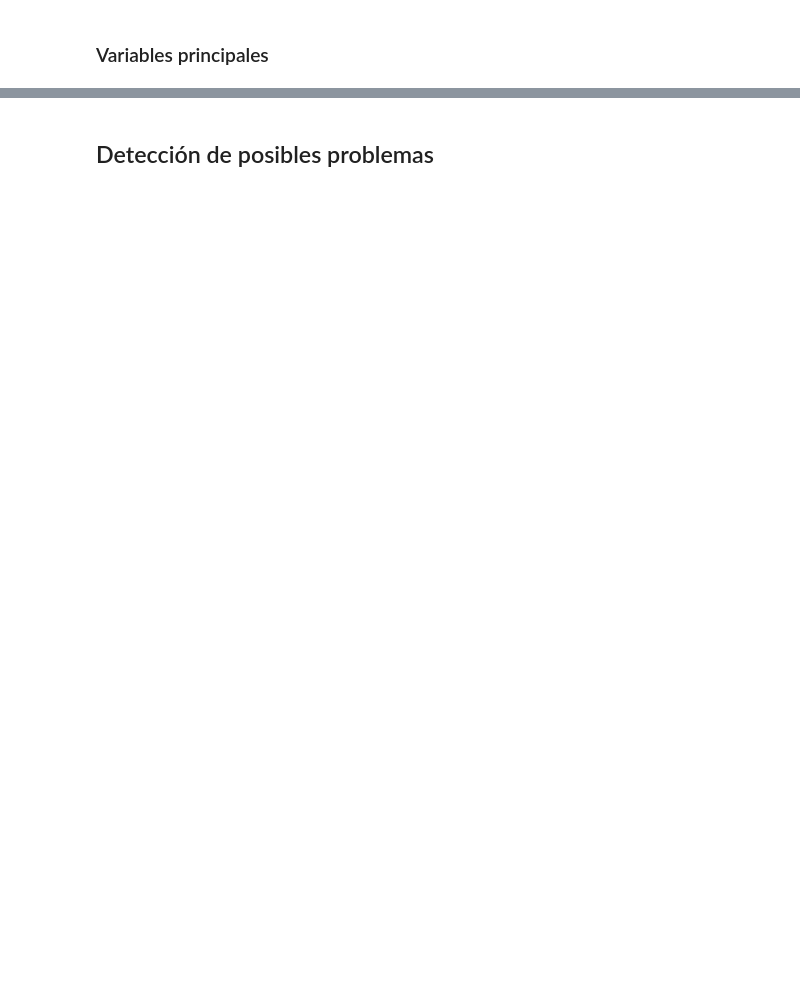
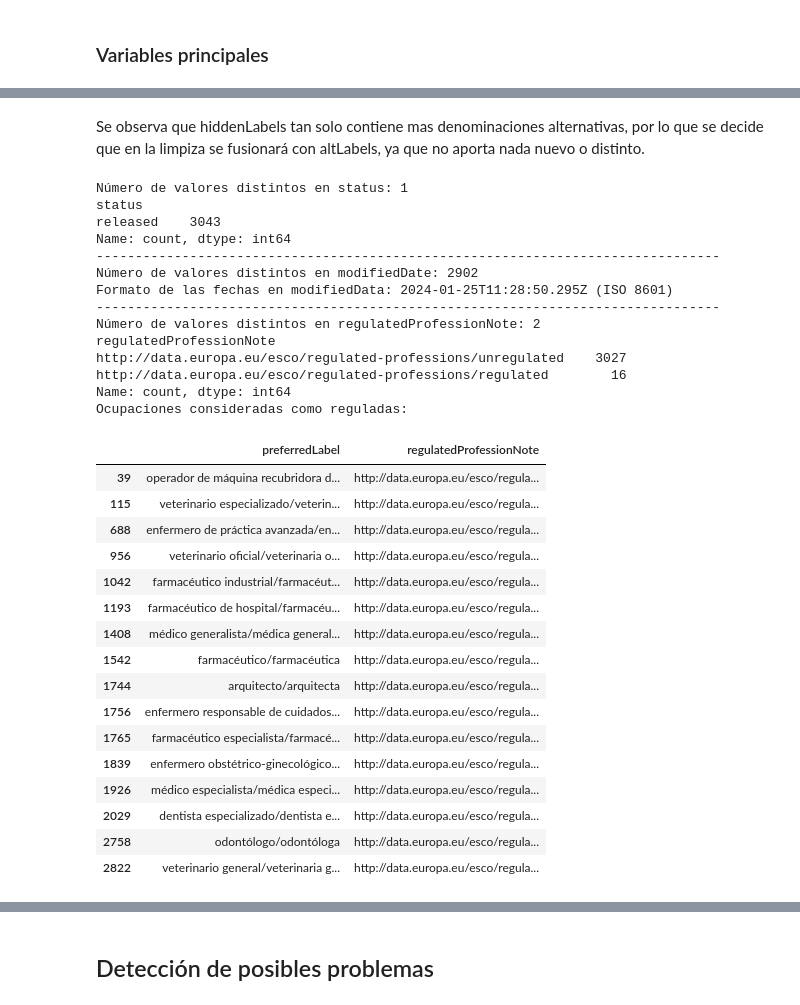
Before and after one commit to AlejandroAloVic/Proyecto-Grupal-Evolve, a Jupyter notebook: notebooks/01_eda_esco.ipynb, the cells around one changed output, grey strips where cells are left out. Saved outputs shown, nothing was run; the diff lists cells and outputs as text; code cells hidden in the pictures; blank space fills up the shorter version.

Commit message:
Desarrollo del EDA de ESCO

```diff
--- a/notebooks/01_eda_esco.ipynb
+++ b/notebooks/01_eda_esco.ipynb
@@ -119,0 +197,53 @@ memory usage: 5.8 MB
+# %% [markdown]
+Se observa que hiddenLabels tan solo contiene mas denominaciones alternativas, por lo que se decide que en la limpiza se fusionará con altLabels, ya que no aporta nada nuevo o distinto.
+# %%
+print(f"Número de valores distintos en status: {occupations["status"].nunique()}")
+print(occupations["status"].value_counts())
+print("-" * 80)
+
+print(f"Número de valores distintos en modifiedDate: {occupations["modifiedDate"].nunique()}")
+print(f"Formato de las fechas en modifiedData: {occupations["modifiedDate"].iloc[0]} (ISO 8601)")
+print("-" * 80)
+
+print(f"Número de valores distintos en regulatedProfessionNote: {occupations["regulatedProfessionNote"].nunique()}")
+print(occupations["regulatedProfessionNote"].value_counts())
+
+print("Ocupaciones consideradas como reguladas:")
+display(
+    occupations.loc[
+        occupations["regulatedProfessionNote"].str.endswith("/regulated"),
+        ["preferredLabel", "regulatedProfessionNote"]
+    ]
+)
+# %% [output]
+Número de valores distintos en status: 1
+status
+released    3043
+Name: count, dtype: int64
+--------------------------------------------------------------------------------
+Número de valores distintos en modifiedDate: 2902
+Formato de las fechas en modifiedData: 2024-01-25T11:28:50.295Z (ISO 8601)
+--------------------------------------------------------------------------------
+Número de valores distintos en regulatedProfessionNote: 2
+regulatedProfessionNote
+http://data.europa.eu/esco/regulated-professions/unregulated    3027
+http://data.europa.eu/esco/regulated-professions/regulated        16
+Name: count, dtype: int64
+Ocupaciones consideradas como reguladas:
+|  | preferredLabel | regulatedProfessionNote |
+| 39 | operador de máquina recubridora d... | http://data.europa.eu/esco/regula... |
+| 115 | veterinario especializado/veterin... | http://data.europa.eu/esco/regula... |
+| 688 | enfermero de práctica avanzada/en... | http://data.europa.eu/esco/regula... |
+| 956 | veterinario oficial/veterinaria o... | http://data.europa.eu/esco/regula... |
+| 1042 | farmacéutico industrial/farmacéut... | http://data.europa.eu/esco/regula... |
+| 1193 | farmacéutico de hospital/farmacéu... | http://data.europa.eu/esco/regula... |
+| 1408 | médico generalista/médica general... | http://data.europa.eu/esco/regula... |
+| 1542 | farmacéutico/farmacéutica | http://data.europa.eu/esco/regula... |
+| 1744 | arquitecto/arquitecta | http://data.europa.eu/esco/regula... |
+| 1756 | enfermero responsable de cuidados... | http://data.europa.eu/esco/regula... |
+| 1765 | farmacéutico especialista/farmacé... | http://data.europa.eu/esco/regula... |
+| 1839 | enfermero obstétrico-ginecológico... | http://data.europa.eu/esco/regula... |
+| 1926 | médico especialista/médica especi... | http://data.europa.eu/esco/regula... |
+| 2029 | dentista especializado/dentista e... | http://data.europa.eu/esco/regula... |
+| 2758 | odontólogo/odontóloga | http://data.europa.eu/esco/regula... |
+| 2822 | veterinario general/veterinaria g... | http://data.europa.eu/esco/regula... |
```
Also changed, not shown: parts of 43 cells of this notebook.
